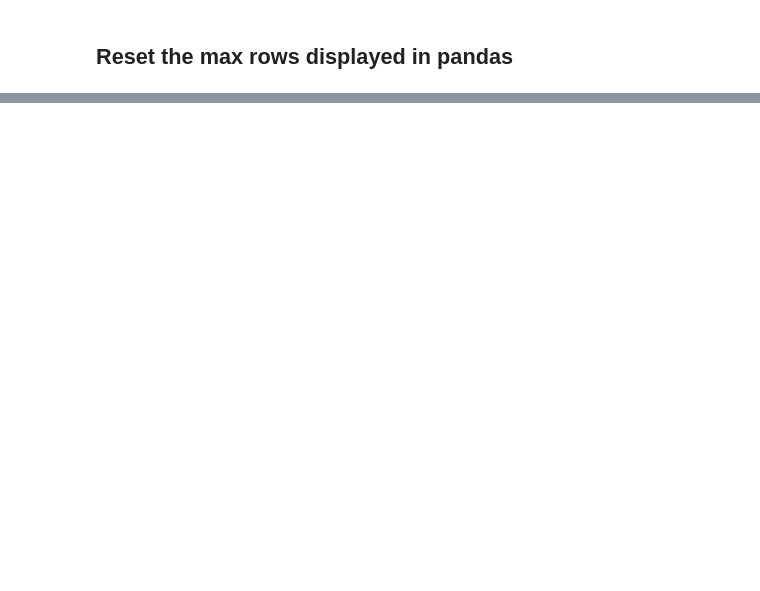
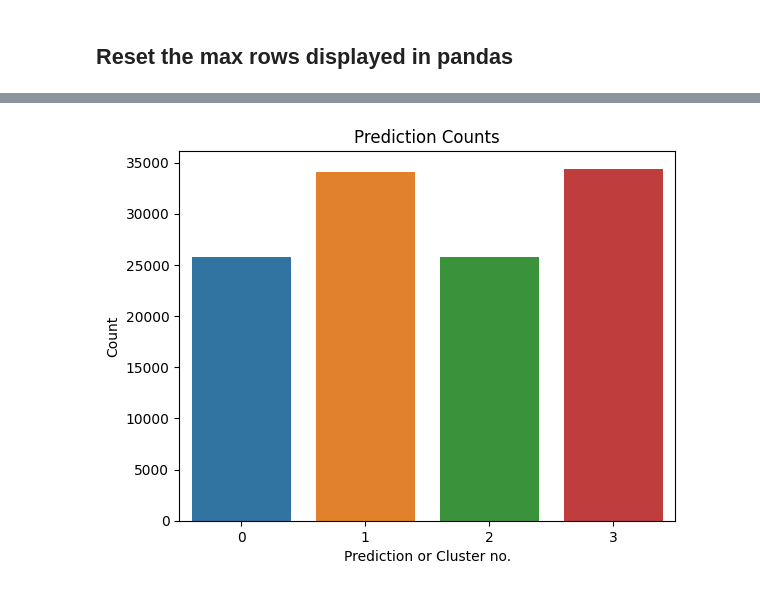
Before and after one commit to divaamahajan/logAnalysis-kafka-spark, a Jupyter notebook: kafkaLogs/parquet_log_analysis.ipynb, the cells around one changed output, grey strips where cells are left out. Saved outputs shown, nothing was run; the diff lists cells and outputs as text; code cells hidden in the pictures; blank space fills up the shorter version.

```diff
--- a/kafkaLogs/parquet_log_analysis.ipynb
+++ b/kafkaLogs/parquet_log_analysis.ipynb
@@ -980,0 +1294,15 @@ pd.set_option('display.max_rows', def_mr)
+# %%
+# Set the optimal value of K
+optimal_k = 4
+
+# Initialize the KMeans model with the optimal K value
+kmeans = KMeans(featuresCol='features', k=optimal_k, seed=42)
+
+# Fit the KMeans model to the PCA DataFrame
+kmeans_model = kmeans.fit(pca_df)
+
+# Make predictions on the PCA DataFrame
+clustered_df = kmeans_model.transform(pca_df)
+
+# Show the predicted clusters
+clustered_df.show()
@@ -980,0 +1369,18 @@ pd.set_option('display.max_rows', def_mr)
+# %%
+import seaborn as sns
+import matplotlib.pyplot as plt
+
+# Extract the prediction column from the DataFrame
+prediction_counts = clustered_df.groupBy("prediction").count()
+
+# Convert the DataFrame to Pandas for plotting
+prediction_counts_pd = prediction_counts.toPandas()
+
+# Plot the prediction counts using sns
+sns.barplot(data=prediction_counts_pd, x="prediction", y="count")
+plt.xlabel("Prediction or Cluster no.")
+plt.ylabel("Count")
+plt.title("Prediction Counts")
+plt.show()
+# %% [output]
+[figure, added]
```
Also changed, not shown: parts of 50 cells of this notebook.
